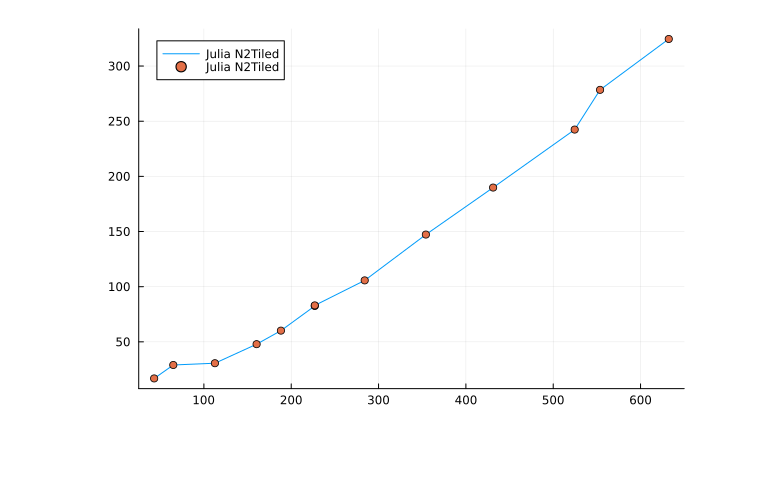
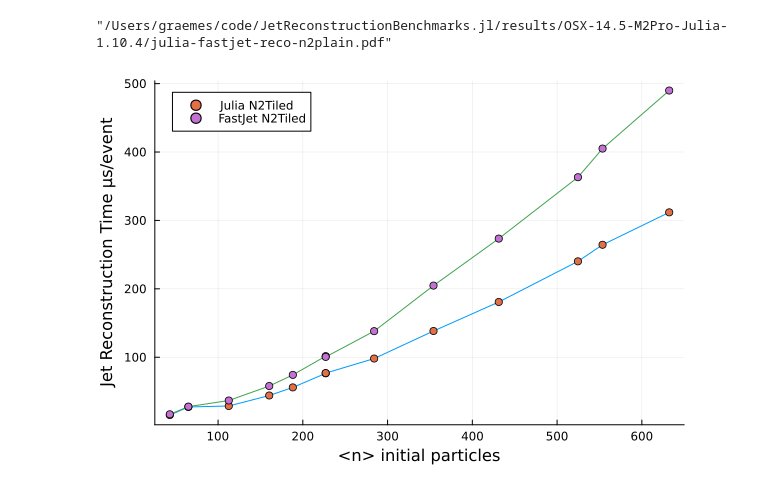
Before and after one commit to urania277/JetReconstructionBenchmarks.jl, a Jupyter notebook: results/plot-results.ipynb, the cells around one changed output. Cells and saved outputs as stored; diff of their text form; code cells hidden in the pictures; blank space fills up the shorter version.

Commit message:
Results for M2Pro FastJet and Julia

```diff
--- a/results/plot-results.ipynb
+++ b/results/plot-results.ipynb
@@ -0,0 +5,4 @@
+# %%
+results_dir = "OSX-14.5-M2Pro-Julia-1.10.4"
+algorithm = "AntiKt"
+radius = "0.4"
@@ -25,2 +18,2 @@ julia_n2plain = CSV.read("julia-n2plain.csv", DataFrame)
 # %%
-julia_n2tiled = CSV.read("julia-n2tiled.csv", DataFrame)
+julia_n2tiled = CSV.read(joinpath(results_dir, "Julia-$(algorithm)-N2Tiled-$(radius).csv"), DataFrame);
@@ -54,0 +33,2 @@ savefig("julia-jet-reco.pdf")
+# %%
+fastjet_n2tiled = CSV.read(joinpath(results_dir, "FastJet-$(algorithm)-N2Tiled-$(radius).csv"), DataFrame);
@@ -55,5 +42,11 @@ savefig("julia-jet-reco.pdf")
+# %%
+savefig(joinpath(results_dir, "julia-fastjet-reco-n2plain.pdf"))
+# %% [output]
+"/Users/graemes/code/JetReconstructionBenchmarks.jl/results/OSX-14.5-M2Pro-Julia-1.10.4/julia-fastjet-reco-n2plain.pdf"
 # %%
-@df julia_n2tiled plot(:mean_particles, :time_per_event, label = "Julia N2Tiled")
+@df julia_n2tiled plot(:mean_particles, :time_per_event, label="", xlabel="<n> initial particles", ylabel="Jet Reconstruction Time μs/event")
 @df julia_n2tiled scatter!(:mean_particles, :time_per_event, label = "Julia N2Tiled")
+@df fastjet_n2tiled plot!(:mean_particles, :time_per_event, label = "")
+@df fastjet_n2tiled scatter!(:mean_particles, :time_per_event, label = "FastJet N2Tiled")
 # %% [output]
-[figure, old version]
+[figure, new version]
```
Also changed, not shown: parts of 14 cells of this notebook, 9 other files.
